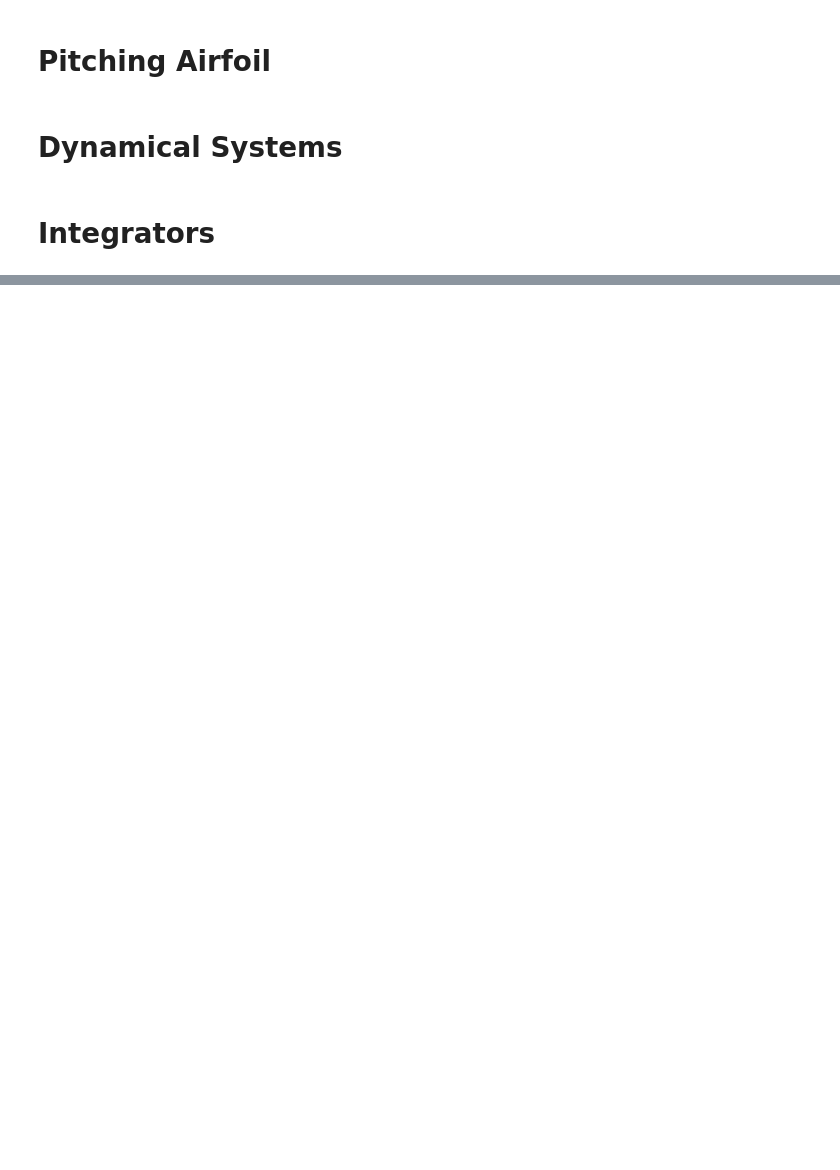
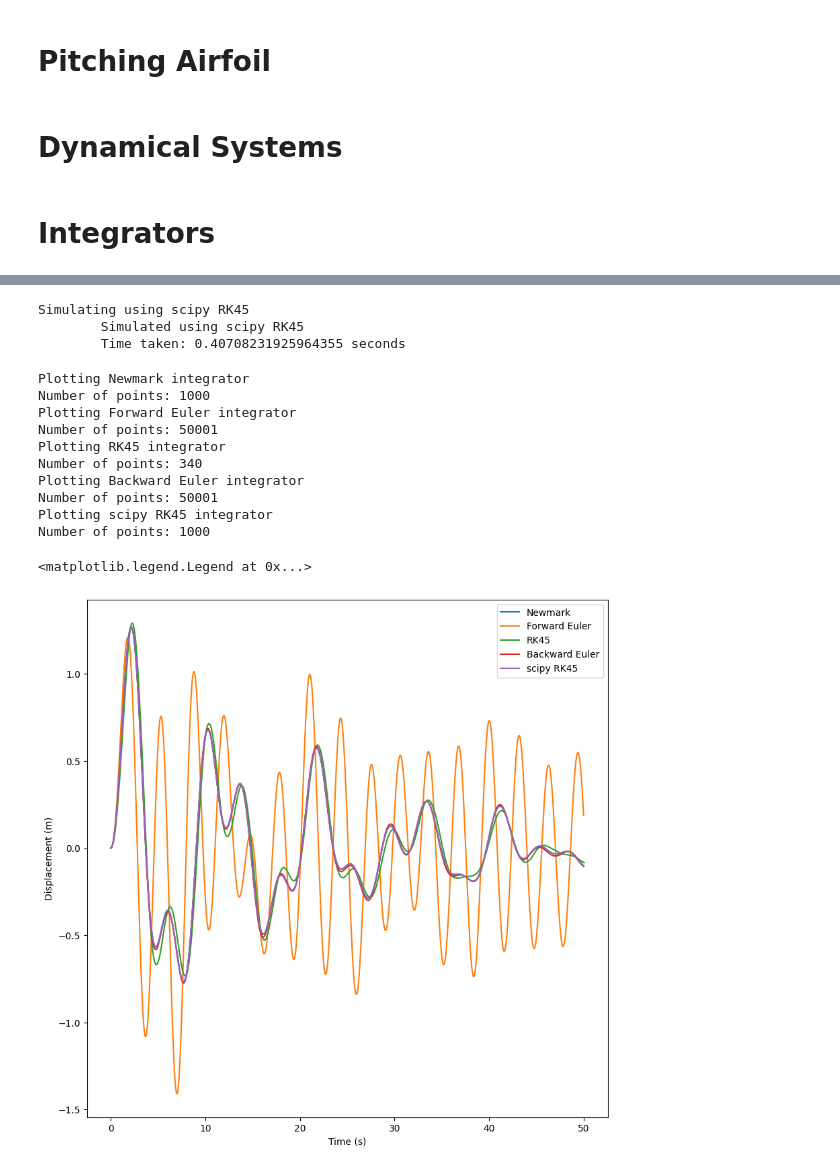
Before and after one commit to trifwn/Icarus, a Jupyter notebook: examples/airfoil_aeoroelastic.ipynb, the cells around one changed output, grey strips where cells are left out. Saved outputs shown, nothing was run; the diff lists cells and outputs as text; code cells hidden in the pictures; blank space fills up the shorter version.

```diff
--- a/examples/airfoil_aeoroelastic.ipynb
+++ b/examples/airfoil_aeoroelastic.ipynb
@@ -385,0 +812,47 @@ See https://jax.readthedocs.io/en/latest/errors.html#jax.errors.TracerIntegerCon
+# %%
+# Integrate using scipy RK45
+print("Simulating using scipy RK45")
+time_s = time()
+sol = solve_ivp(system, [t0, t_end], x0, method='RK45', t_eval=np.linspace(t0, t_end, 1000), rtol=1e-6, atol=1e-6)
+t5 = sol.t
+x5 = sol.y.T
+time_e = time()
+print(f"\tSimulated using scipy RK45")
+print(f"\tTime taken: {time_e - time_s} seconds")
+# %% [output]
+Simulating using scipy RK45
+        Simulated using scipy RK45
+        Time taken: 0.40708231925964355 seconds
+# %%
+# Plot the results
+fig = plt.figure(figsize=(10, 10))
+ax = fig.add_subplot(111)
+# IF the array is too large, we can plot every 100th point
+for key, value in zip(
+    [newmark_integrator.name, feuler_integrator.name, rk45_integrator.name, beuler_integrator.name, "scipy RK45"],
+    [(t,x_old), (t2,x2), (t3,x3), (t4,x4), (t5,x5)]
+):
+    t,x_old = value
+    print(f"Plotting {key} integrator")
+    print(f"Number of points: {len(t)}")
+    cap = max(1, int(len(t) / 1000))
+    # ax.plot(t[::cap], x_old[:,0][::cap], label=key)
+    ax.plot(t[::cap], x_old[:,1][::cap], label=key)
+    ax.set_xlabel("Time (s)")
+ax.legend()
+ax.set_xlabel("Time (s)")
+ax.set_ylabel("Displacement (m)")
+ax.legend()
+# %% [output]
+Plotting Newmark integrator
+Number of points: 1000
+Plotting Forward Euler integrator
+Number of points: 50001
+Plotting RK45 integrator
+Number of points: 340
+Plotting Backward Euler integrator
+Number of points: 50001
+Plotting scipy RK45 integrator
+Number of points: 1000
+<matplotlib.legend.Legend at 0x...>
+[figure, added]
```
Also changed, not shown: parts of 13 cells of this notebook.
